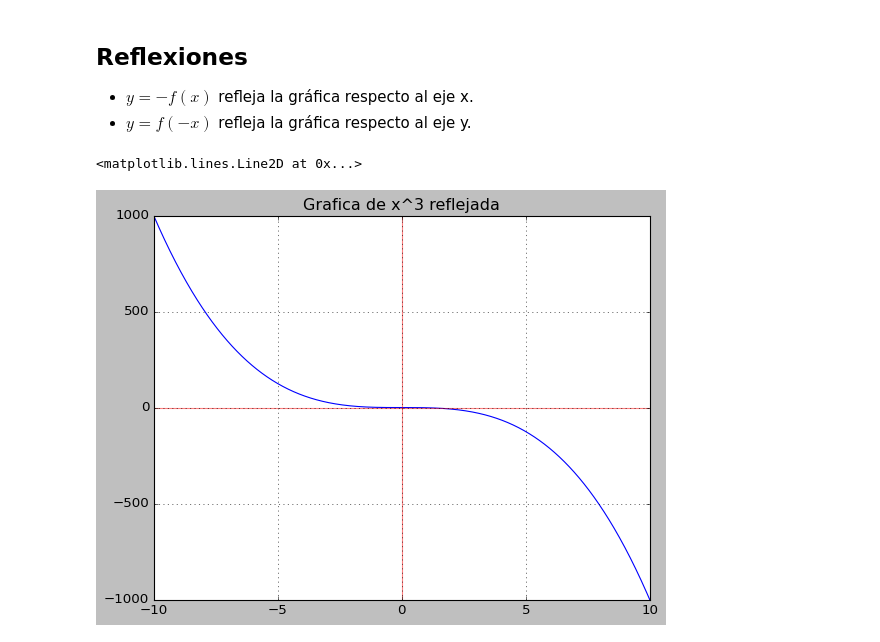
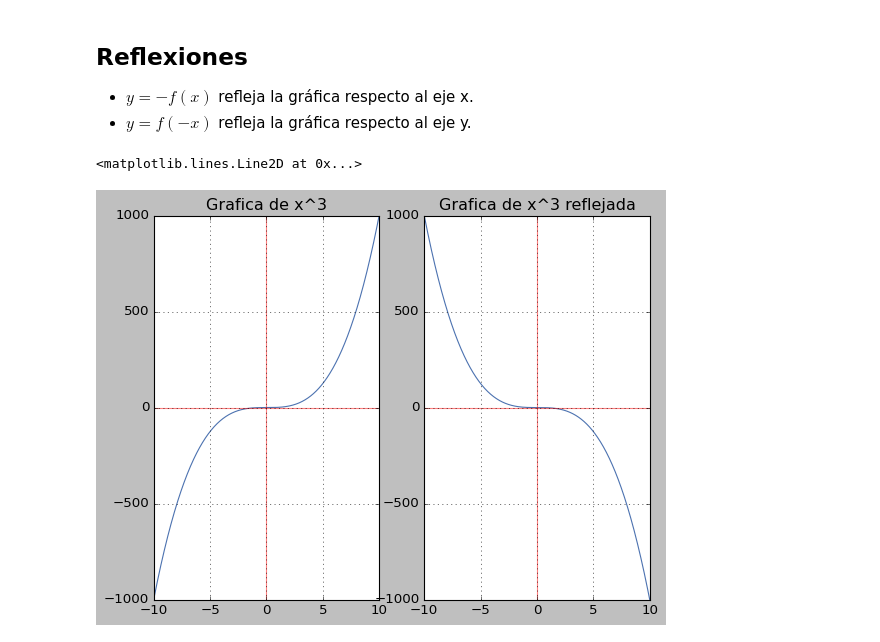
Before and after one commit to jariel17/curso-funciones, a Jupyter notebook: 3_¿Cómo_manipular_funciones__.ipynb, the cells around one changed output. Drawn from its saved outputs; the diff is of its cells as text; code cells hidden in the pictures.

Commit message:
Add additional graphs

```diff
--- a/3_¿Cómo_manipular_funciones__.ipynb
+++ b/3_¿Cómo_manipular_funciones__.ipynb
@@ -12,22 +12,3 @@ Siendo $c$ una constante mayor que cero, entonces la gráfica:
 - $y=f(x)-c$ se desplaza $c$ unidades hacia abajo.
 - $y=f(x-c)$ se desplaza $c$ unidades hacia la derecha.
 - $y=f(x+c)$ se desplaza $c$ unidades hacia la izquierda.
-# %%
-N = 1000
-
-def f(x):
-  return x**2;
-
-c = 20
-
-x = np.linspace(-10,10, num=N)
-
-y = f(x) + c
-
-fig, ax = plt.subplots(figsize=(4,4))
-plt.style.use('seaborn-v0_8-bright')
-plt.grid(True)
-ax.set_title('Grafica de x^2 con desplazamiento vertical')
-ax.plot(x,y, color='blue')
-ax.axhline(y=0, color='r', alpha=0.5)
-ax.axvline(x=0, color='r', alpha=0.5)
@@ -75,20 +116,27 @@ ax.axvline(x=0, color='r', alpha=0.3)
 # %%
 N = 1000
 
 def f(x):
   return x**3;
 
 x = np.linspace(-10,10, num=N)
 
-y = f(-x)
+y = f(x)
+y2 = f(-x)
 
-fig, ax = plt.subplots()
+fig, axes = plt.subplots(nrows=1, ncols=2)
 plt.style.use('seaborn-v0_8-deep')
-plt.grid(True)
-ax.set_title('Grafica de x^3 reflejada')
-ax.plot(x,y)
-ax.axhline(y=0, color='r', alpha=0.5)
-ax.axvline(x=0, color='r', alpha=0.5)
+axes[0].grid(True)
+axes[0].set_title('Grafica de x^3')
+axes[0].plot(x,y)
+axes[0].axhline(y=0, color='r', alpha=0.5)
+axes[0].axvline(x=0, color='r', alpha=0.5)
+
+axes[1].grid(True)
+axes[1].set_title('Grafica de x^3 reflejada')
+axes[1].plot(x,y2)
+axes[1].axhline(y=0, color='r', alpha=0.5)
+axes[1].axvline(x=0, color='r', alpha=0.5)
 # %% [output]
 <matplotlib.lines.Line2D at 0x...>
-[figure, old version]
+[figure, new version]
```
Also changed, not shown: parts of 4 cells of this notebook.
